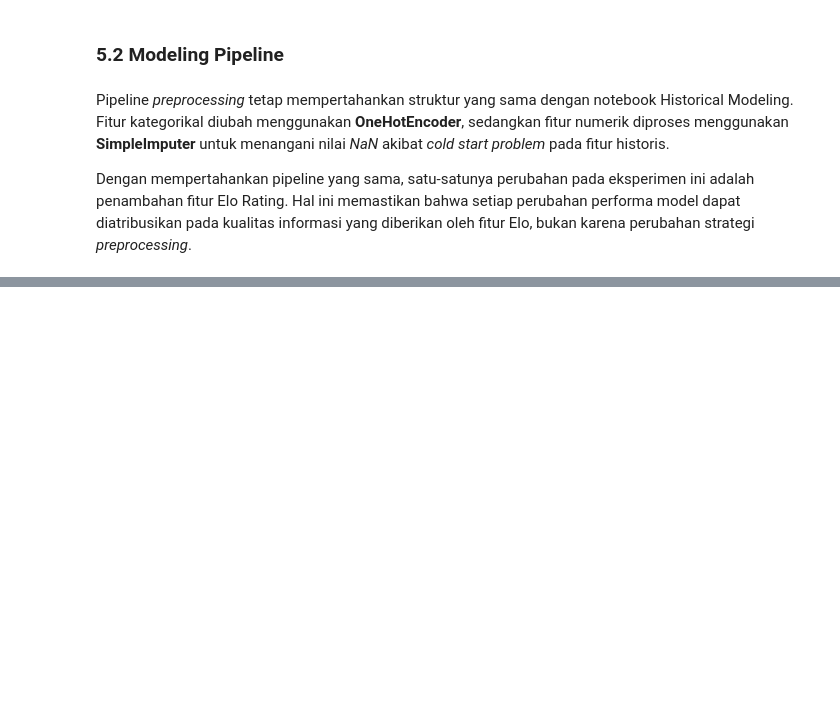
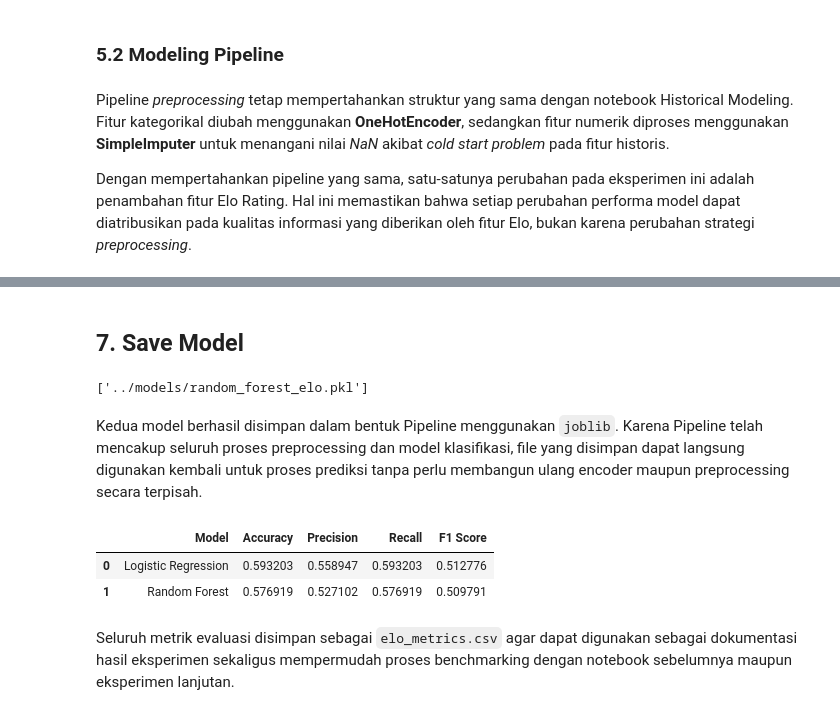
Before and after one commit to RyannPy/international-football-prediction, a Jupyter notebook: notebooks/10_elo_modeling.ipynb, the cells around one changed output, grey strips where cells are left out. Saved outputs shown, nothing was run; the diff lists cells and outputs as text; code cells hidden in the pictures; blank space fills up the shorter version.

```diff
--- a/notebooks/10_elo_modeling.ipynb
+++ b/notebooks/10_elo_modeling.ipynb
@@ -212,0 +500,50 @@ Dengan mempertahankan pipeline yang sama, satu-satunya perubahan pada eksperimen
+# %% [markdown]
+## 7. Save Model
+# %%
+import joblib
+
+
+# SAVE MODEL
+joblib.dump(
+    logistic_pipeline,
+    "../models/logistic_regression_elo.pkl"
+)
+
+joblib.dump(
+    random_forest_pipeline,
+    "../models/random_forest_elo.pkl"
+)
+# %% [output]
+['../models/random_forest_elo.pkl']
+# %% [markdown]
+Kedua model berhasil disimpan dalam bentuk Pipeline menggunakan `joblib`. Karena Pipeline telah mencakup seluruh proses preprocessing dan model klasifikasi, file yang disimpan dapat langsung digunakan kembali untuk proses prediksi tanpa perlu membangun ulang encoder maupun preprocessing secara terpisah.
+# %%
+# SAVE METRICS
+metrics = pd.DataFrame({
+    "Model": [
+        "Logistic Regression",
+        "Random Forest"
+    ],
+    "Accuracy": [
+        lr_accuracy,
+        rf_accuracy
+    ],
+    "Precision": [
+        lr_precision,
+        rf_precision
+    ],
+    "Recall": [
+        lr_recall,
+        rf_recall
+    ],
+    "F1 Score": [
+        lr_f1,
+        rf_f1
+    ]
+})
+
+metrics
+# %% [output]
+|  | Model | Accuracy | Precision | Recall | F1 Score |
+| 0 | Logistic Regression | 0.593203 | 0.558947 | 0.593203 | 0.512776 |
+| 1 | Random Forest | 0.576919 | 0.527102 | 0.576919 | 0.509791 |
@@ -212,0 +556,2 @@ Dengan mempertahankan pipeline yang sama, satu-satunya perubahan pada eksperimen
+# %% [markdown]
+Seluruh metrik evaluasi disimpan sebagai `elo_metrics.csv` agar dapat digunakan sebagai dokumentasi hasil eksperimen sekaligus mempermudah proses benchmarking dengan notebook sebelumnya maupun eksperimen lanjutan.
```
Also changed, not shown: parts of 27 cells of this notebook, 1 other file.
